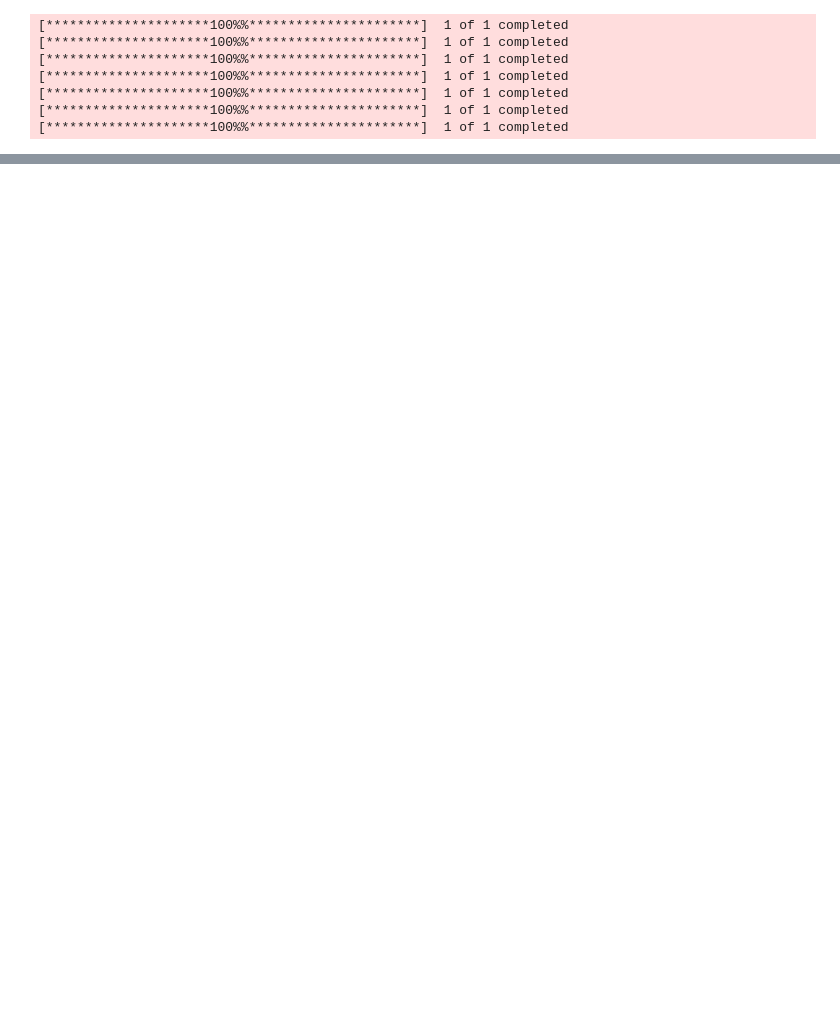
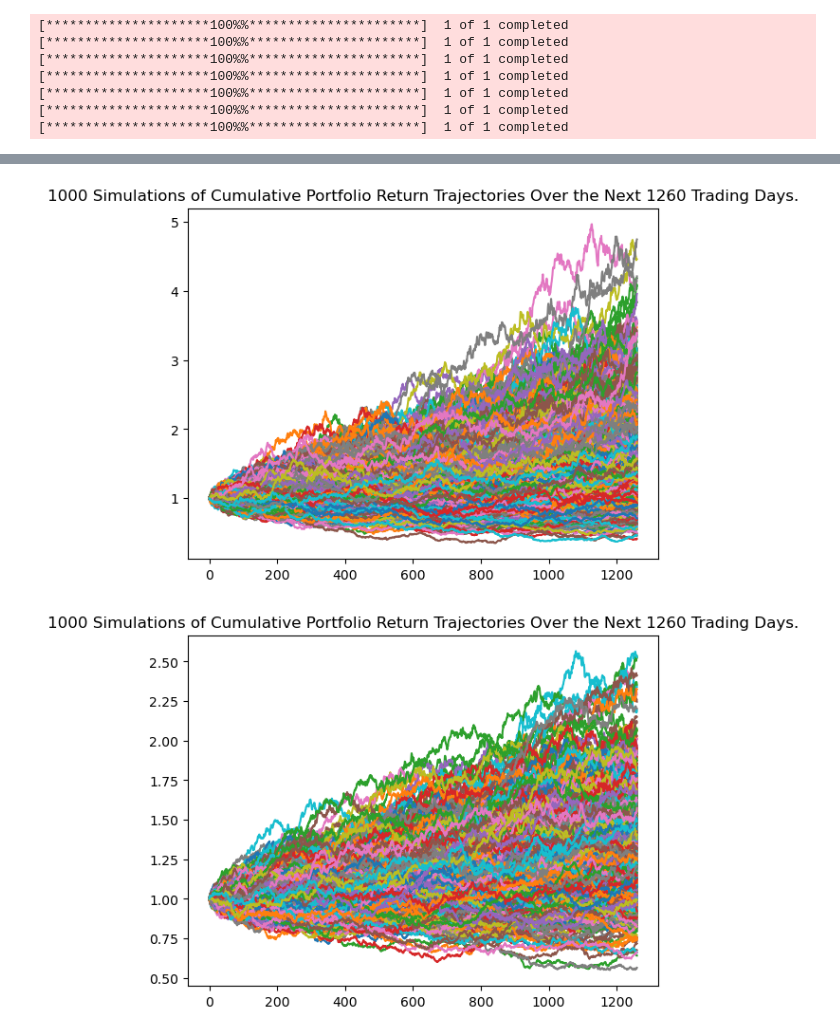
Before and after one commit to Joshbazz/Portfolio-Optimizer, a Jupyter notebook: Optimus_portfolio.ipynb, the cells around one changed output, grey strips where cells are left out. Drawn from its saved outputs; the diff is of its cells as text; code cells hidden in the pictures; blank space fills up the shorter version.

```diff
--- a/Optimus_portfolio.ipynb
+++ b/Optimus_portfolio.ipynb
@@ -98,0 +240,15 @@ Annualized Risk (Standard Deviation): 17.44%
+# %%
+##NOTE were only going to use 10-30% Return Portfolios for analysis
+
+for i, target_weight_column in enumerate(target_weights.columns[1:-1]):
+    # Calculate portfolio return using sum product
+    portfolio_return = (np.dot(target_weights[target_weight_column], individual_assets['Annualized_Mean_Return'])) * 100
+
+    # Calculate portfolio Sharpe ratio
+    portfolio_std_dev = port_stds.iloc[i + 1]['Portfolio_Std_Dev']
+    portfolio_sharpe = portfolio_return / (portfolio_std_dev * 100)
+
+    # Print portfolio return and Sharpe ratio
+    print(f"Portfolio Return: {round(portfolio_return, 2)}%")
+    print("Portfolio Sharpe:", round(portfolio_sharpe, 2))
+    print('--------')
@@ -98,0 +326,24 @@ Annualized Risk (Standard Deviation): 17.44%
+# %%
+# Create an empty dictionary to store MCSimulation instances
+MC_ports = {}
+num_sims = 1000
+forecast_years = 5
+portfolios = len(list(weights[1:-1]))
+
+# Iterate over the range of portfolios
+for i in range(1, portfolios+1):
+    # Generate the weights dynamically based on the loop index
+    weights_i = list(weights[i])
+
+    # Create an instance of MCSimulation and store it in the dictionary
+    MC_ports[f'MC_port_{i}'] = MCSimulation(monte_df, weights=weights_i, num_simulation=num_sims, num_trading_days=252*forecast_years)
+
+    # Print the simulation input data for the current MCSimulation instance
+    # print(f"MC_port_{i} simulation input data:")
+    # print(MC_ports[f'MC_port_{i}'].portfolio_data.head())
+
+    line_plot = MC_ports[f'MC_port_{i}'].plot_simulation()
+    line_plot.get_figure().savefig(f'MC_port_{i}_{forecast_years}year_sim_plot.png', bbox_inches='tight')
+# %% [output]
+[figure, added]
+[figure, added]
```
Also changed, not shown: parts of 24 cells of this notebook, 10 other files.
